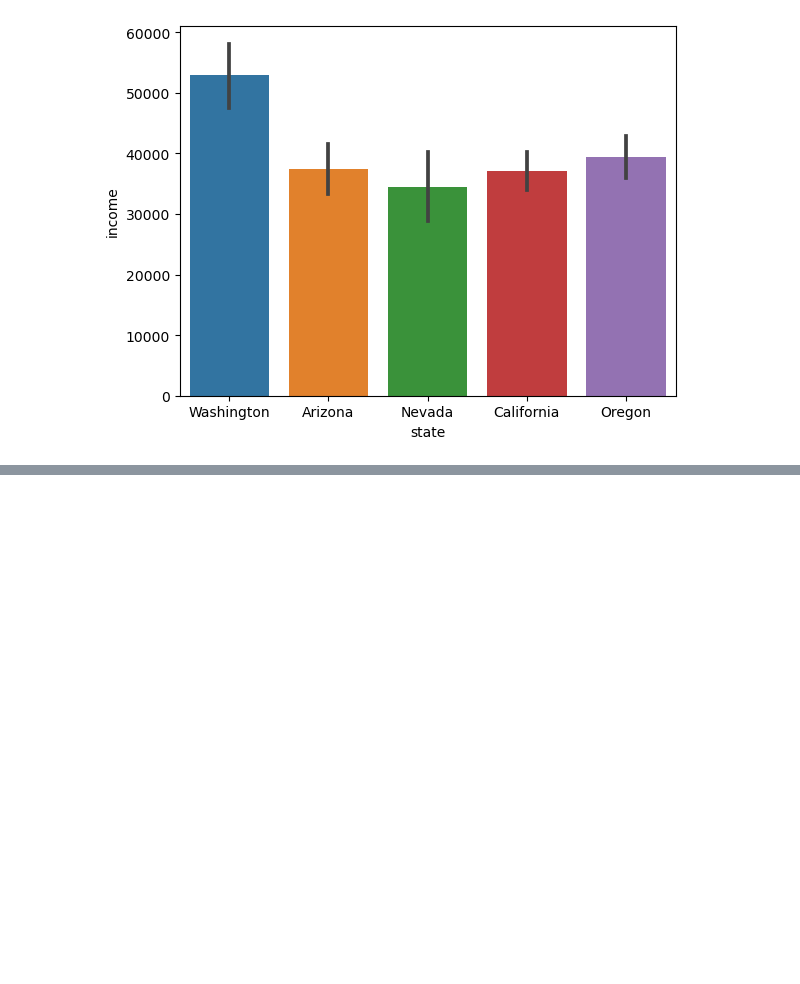
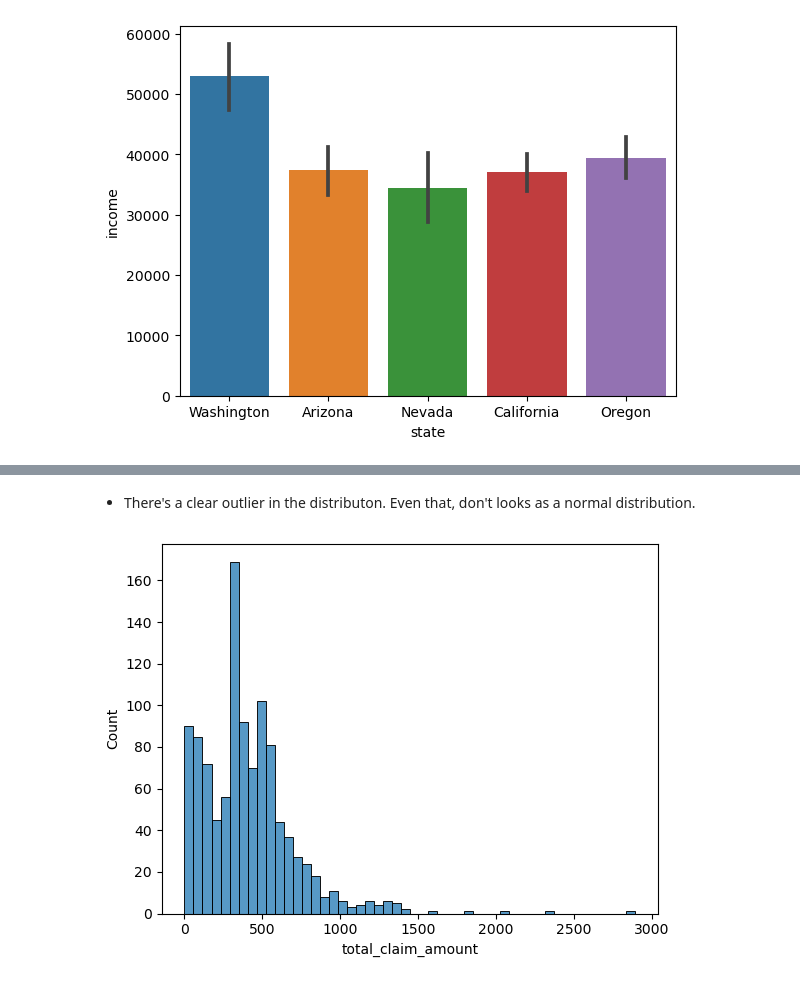
Before and after one commit to katchuli/lab-dw-data-cleaning-and-formatting, a Jupyter notebook: lab-dw-data-cleaning-and-formatting.ipynb, the cells around one changed output, grey strips where cells are left out. Saved outputs shown, nothing was run; the diff lists cells and outputs as text; code cells hidden in the pictures; blank space fills up the shorter version.

```diff
--- a/lab-dw-data-cleaning-and-formatting.ipynb
+++ b/lab-dw-data-cleaning-and-formatting.ipynb
@@ -548,0 +602,7 @@ In the last plot, drawing conclusions isn't straightforward due to the significa
+# %% [markdown]
+- There's a clear outlier in the distributon. Even that, don't looks as a normal distribution.
+# %%
+sns.histplot(file2['total_claim_amount'], bins=50)
+plt.show()
+# %% [output]
+[figure, added]
```
Also changed, not shown: parts of 34 cells of this notebook, 1 other file.
